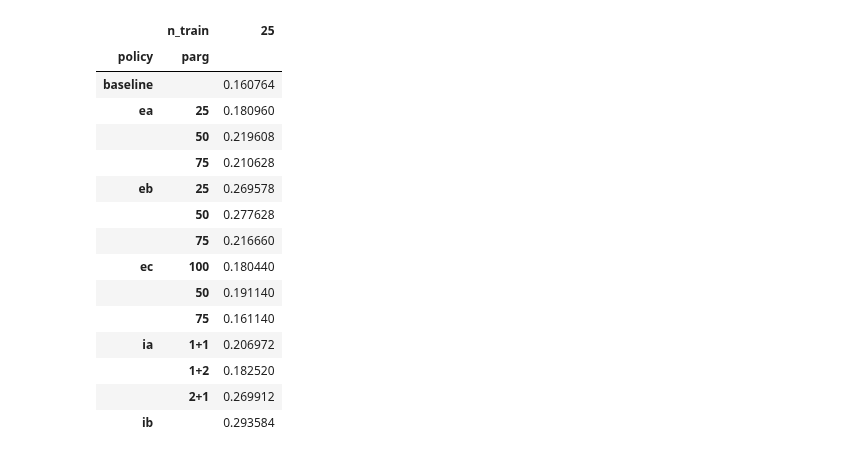
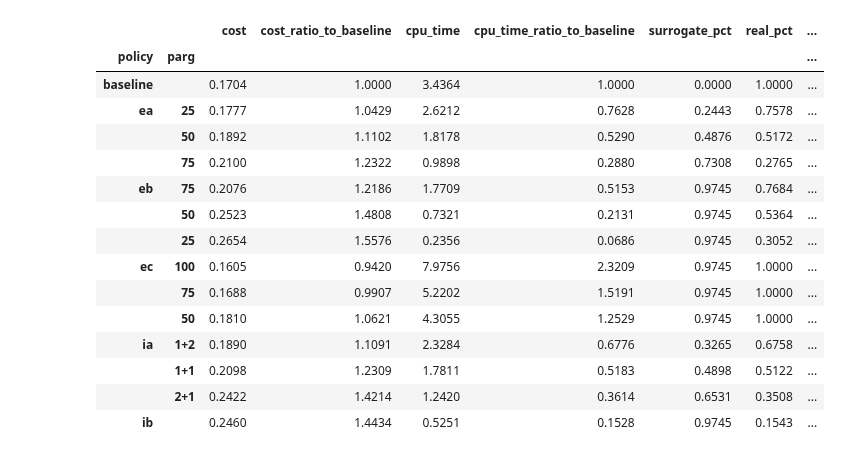
Before and after one commit to zakrzewow/raw-algorithm-portfolios, a Jupyter notebook: results.ipynb, the cells around one changed output. Saved outputs shown, nothing was run; the diff lists cells and outputs as text; code cells hidden in the pictures.

```diff
--- a/results.ipynb
+++ b/results.ipynb
@@ -117,56 +99,63 @@ df.pivot_table(index=["policy", "parg"], columns="n_train", values="cpu_time", a
-# %%
-df.pivot_table(index=["policy", "parg"], columns="n_train", values="cost", aggfunc="mean")
-# %% [output]
-|  | n_train | 25 |
-| policy | parg |  |
-| baseline |  | 0.160764 |
-| ea | 25 | 0.180960 |
-|  | 50 | 0.219608 |
-|  | 75 | 0.210628 |
-| eb | 25 | 0.269578 |
-|  | 50 | 0.277628 |
-|  | 75 | 0.216660 |
-| ec | 100 | 0.180440 |
-|  | 50 | 0.191140 |
-|  | 75 | 0.161140 |
-| ia | 1+1 | 0.206972 |
-|  | 1+2 | 0.182520 |
-|  | 2+1 | 0.269912 |
-| ib |  | 0.293584 |
 # %%
 IDX = [
     ("baseline", ""),
     ("ea", "25"),
     ("ea", "50"),
     ("ea", "75"),
     ("eb", "75"),
     ("eb", "50"),
     ("eb", "25"),
     ("ec", "100"),
     ("ec", "75"),
     ("ec", "50"),
     ("ia", "1+2"),
     ("ia", "1+1"),
     ("ia", "2+1"),
     ("ib", ""),
 ]
 
 def agg(x):
     df_agg = x.groupby(["policy", "parg"]).agg(
         cost=("cost", "mean"),
         cpu_time=("cpu_time", "mean"),
         surrogate_pct=("surrogate_pct", "mean"),
         real_pct=("real_pct", "mean"),
     )
-    df_agg["cost_ratio_to_baseline"] = df_agg["cost"] / df_agg.at[("baseline", ""), "cost"]
-    df_agg["cpu_time_ratio_to_baseline"] = df_agg["cpu_time"] / df_agg.at[("baseline", ""), "cpu_time"]
+    baseline_cost = df_agg.at[("baseline", ""), "cost"]
+    baseline_cpu_time = df_agg.at[("baseline", ""), "cpu_time"]
+    df_agg["cost_ratio_to_baseline"] = df_agg["cost"] / baseline_cost
+    df_agg["cpu_time_ratio_to_baseline"] = df_agg["cpu_time"] / baseline_cpu_time
+    df_agg["alpha"] = baseline_cost / df_agg["cost"]
+    df_agg["beta"] = (baseline_cpu_time - df_agg["cpu_time"]) * 3600 / df_agg["cost"]
+    df_agg["better_than_baseline_until"] = np.floor(df_agg["beta"] / (1 - df_agg["alpha"])) + 1
+    df_agg.loc[df_agg["beta"] < 0, "better_than_baseline_until"] = np.nan
+
     df_agg = df_agg.round(4)
-    df_agg = df_agg.loc[IDX, ["cost", "cost_ratio_to_baseline", "cpu_time", "cpu_time_ratio_to_baseline", "surrogate_pct", "real_pct"]]
+    df_agg = df_agg.loc[IDX, ["cost", "cost_ratio_to_baseline", "cpu_time", "cpu_time_ratio_to_baseline", "surrogate_pct", "real_pct", "alpha", "beta", "better_than_baseline_until"]]
     return df_agg
 
 df25 = df.loc[df["n_train"] == "25"].copy()
 # df100 = df.loc[df["n_train"] == "100"].copy()
 
 df25_agg = agg(df25)
 # df100_agg = agg(df100)
+
+df25_agg
+# %% [output]
+|  |  | cost | cost_ratio_to_baseline | cpu_time | cpu_time_ratio_to_baseline | surrogate_pct | real_pct | ... |
+| policy | parg |  |  |  |  |  |  | ... |
+| baseline |  | 0.1704 | 1.0000 | 3.4364 | 1.0000 | 0.0000 | 1.0000 | ... |
+| ea | 25 | 0.1777 | 1.0429 | 2.6212 | 0.7628 | 0.2443 | 0.7578 | ... |
+|  | 50 | 0.1892 | 1.1102 | 1.8178 | 0.5290 | 0.4876 | 0.5172 | ... |
+|  | 75 | 0.2100 | 1.2322 | 0.9898 | 0.2880 | 0.7308 | 0.2765 | ... |
+| eb | 75 | 0.2076 | 1.2186 | 1.7709 | 0.5153 | 0.9745 | 0.7684 | ... |
+|  | 50 | 0.2523 | 1.4808 | 0.7321 | 0.2131 | 0.9745 | 0.5364 | ... |
+|  | 25 | 0.2654 | 1.5576 | 0.2356 | 0.0686 | 0.9745 | 0.3052 | ... |
+| ec | 100 | 0.1605 | 0.9420 | 7.9756 | 2.3209 | 0.9745 | 1.0000 | ... |
+|  | 75 | 0.1688 | 0.9907 | 5.2202 | 1.5191 | 0.9745 | 1.0000 | ... |
+|  | 50 | 0.1810 | 1.0621 | 4.3055 | 1.2529 | 0.9745 | 1.0000 | ... |
+| ia | 1+2 | 0.1890 | 1.1091 | 2.3284 | 0.6776 | 0.3265 | 0.6758 | ... |
+|  | 1+1 | 0.2098 | 1.2309 | 1.7811 | 0.5183 | 0.4898 | 0.5122 | ... |
+|  | 2+1 | 0.2422 | 1.4214 | 1.2420 | 0.3614 | 0.6531 | 0.3508 | ... |
+| ib |  | 0.2460 | 1.4434 | 0.5251 | 0.1528 | 0.9745 | 0.1543 | ... |
 # %%
```
Also changed, not shown: parts of 9 cells of this notebook.
